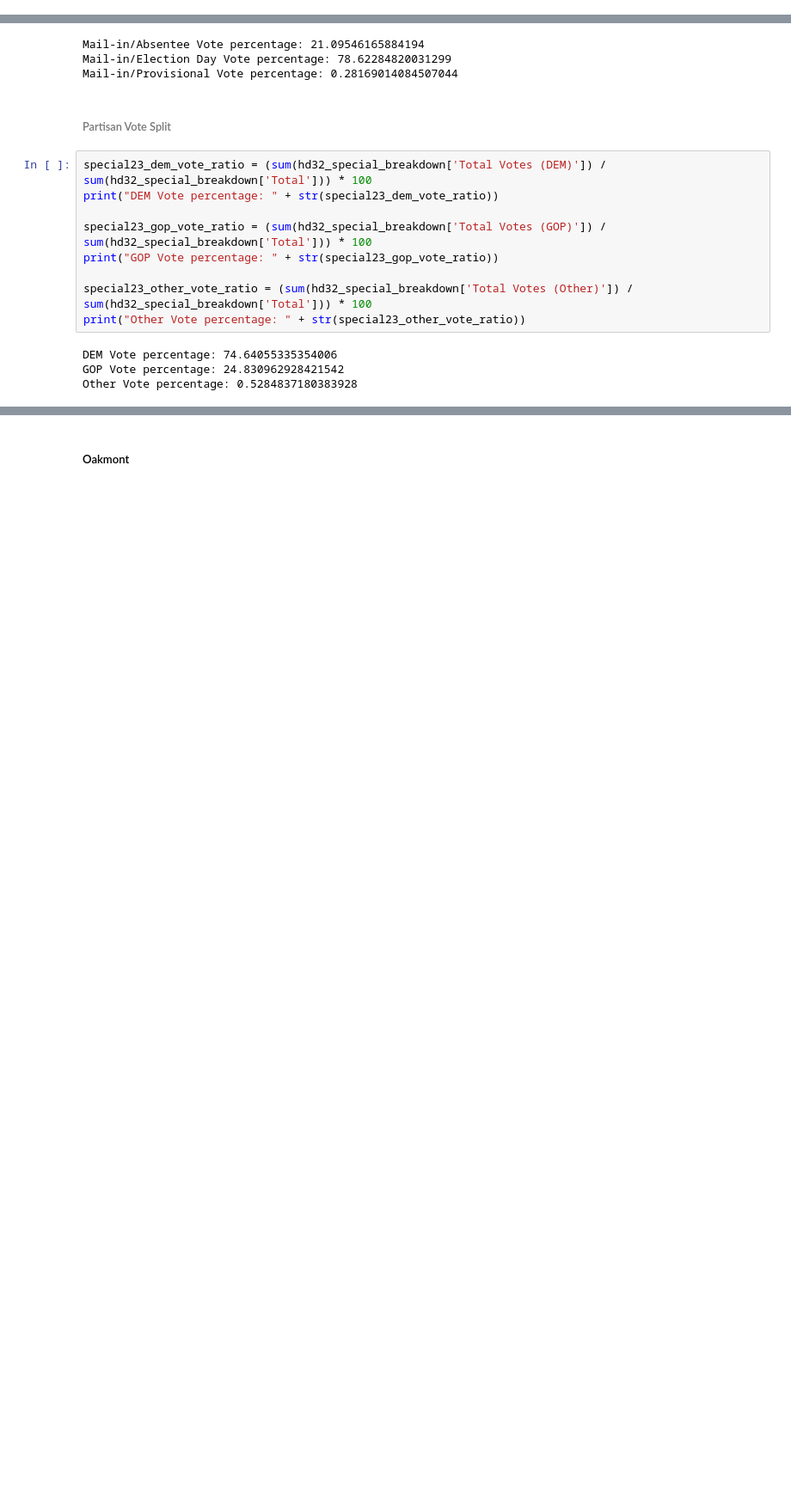
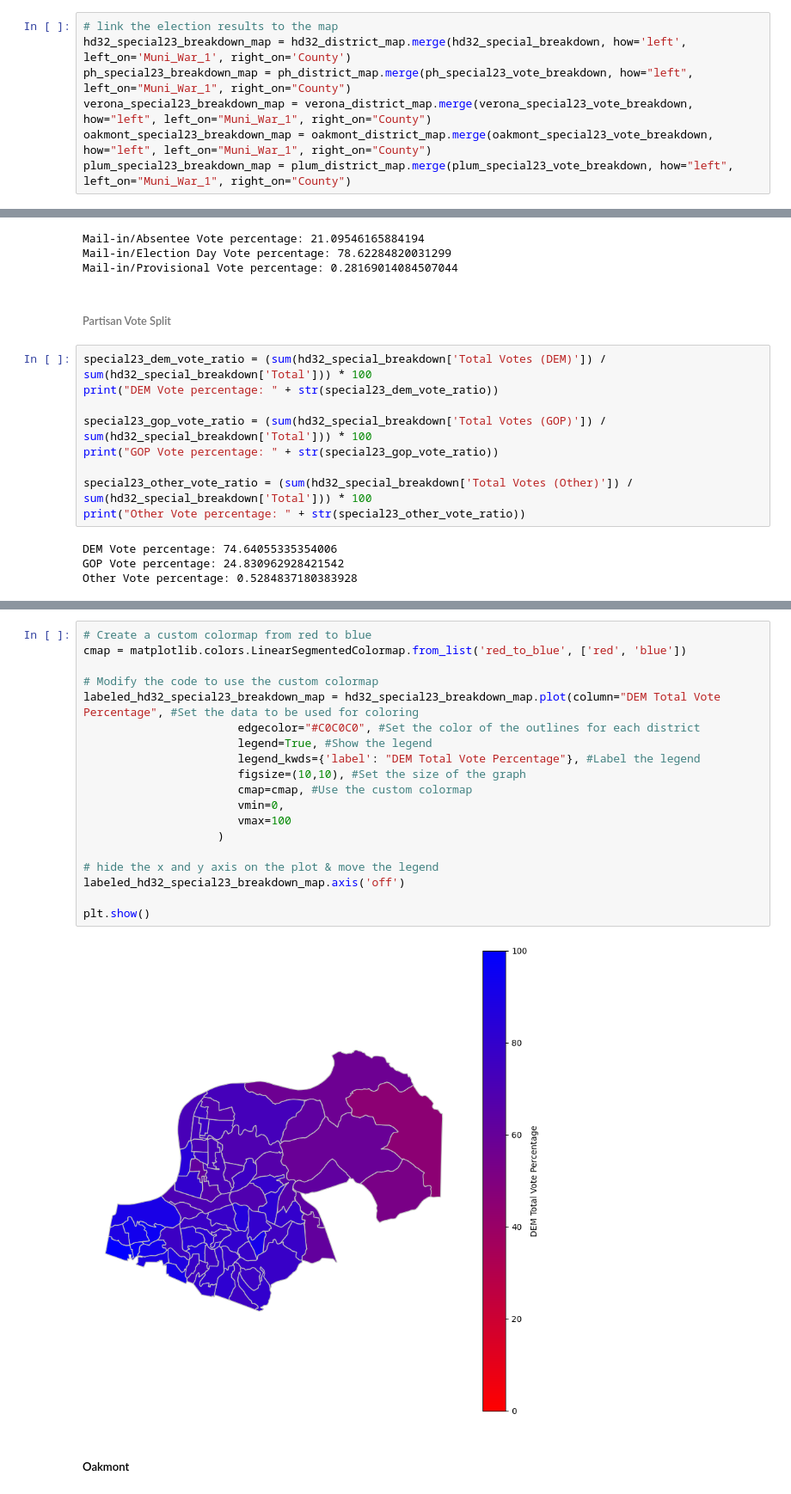
Before and after one commit to jonprice99/Regional-Election-Analysis, a Jupyter notebook: election_data.ipynb, the cells around one changed output, grey strips where cells are left out. Shown at 86% size. Drawn from its saved outputs; the diff is of its cells as text; blank space fills up the shorter version.

```diff
--- a/election_data.ipynb
+++ b/election_data.ipynb
@@ -1162,3 +1185,10 @@ hd32_special_breakdown
+# %%
+# link the election results to the map
+hd32_special23_breakdown_map = hd32_district_map.merge(hd32_special_breakdown, how='left', left_on='Muni_War_1', right_on='County')
+ph_special23_breakdown_map = ph_district_map.merge(ph_special23_vote_breakdown, how="left", left_on="Muni_War_1", right_on="County")
+verona_special23_breakdown_map = verona_district_map.merge(verona_special23_vote_breakdown, how="left", left_on="Muni_War_1", right_on="County")
+oakmont_special23_breakdown_map = oakmont_district_map.merge(oakmont_special23_vote_breakdown, how="left", left_on="Muni_War_1", right_on="County")
+plum_special23_breakdown_map = plum_district_map.merge(plum_special23_vote_breakdown, how="left", left_on="Muni_War_1", right_on="County")
 # %% [markdown]
 ###### Vote Type (Democratic)
 # %%
@@ -1207,3 +1239,24 @@ Other Vote percentage: 0.5284837180383928
+# %%
+# Create a custom colormap from red to blue
+cmap = matplotlib.colors.LinearSegmentedColormap.from_list('red_to_blue', ['red', 'blue'])
+
+# Modify the code to use the custom colormap
+labeled_hd32_special23_breakdown_map = hd32_special23_breakdown_map.plot(column="DEM Total Vote Percentage", #Set the data to be used for coloring
+                       edgecolor="#C0C0C0", #Set the color of the outlines for each district
+                       legend=True, #Show the legend
+                       legend_kwds={'label': "DEM Total Vote Percentage"}, #Label the legend
+                       figsize=(10,10), #Set the size of the graph
+                       cmap=cmap, #Use the custom colormap
+                       vmin=0,
+                       vmax=100
+                    )
+
+# hide the x and y axis on the plot & move the legend
+labeled_hd32_special23_breakdown_map.axis('off')
+
+plt.show()
+# %% [output]
+[figure, added]
 # %% [markdown]
 ##### Oakmont
 # %%
```
Also changed, not shown: parts of 13 cells of this notebook.
